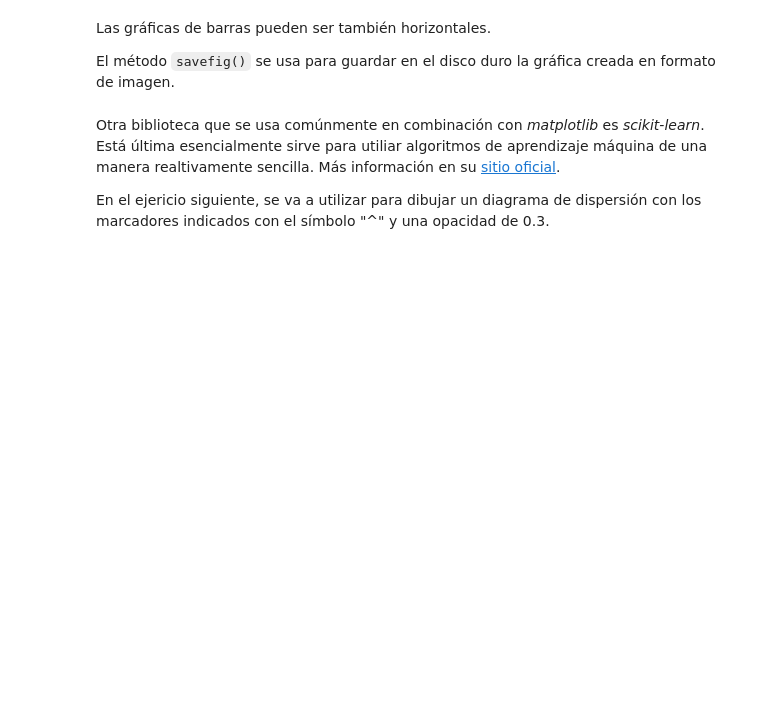
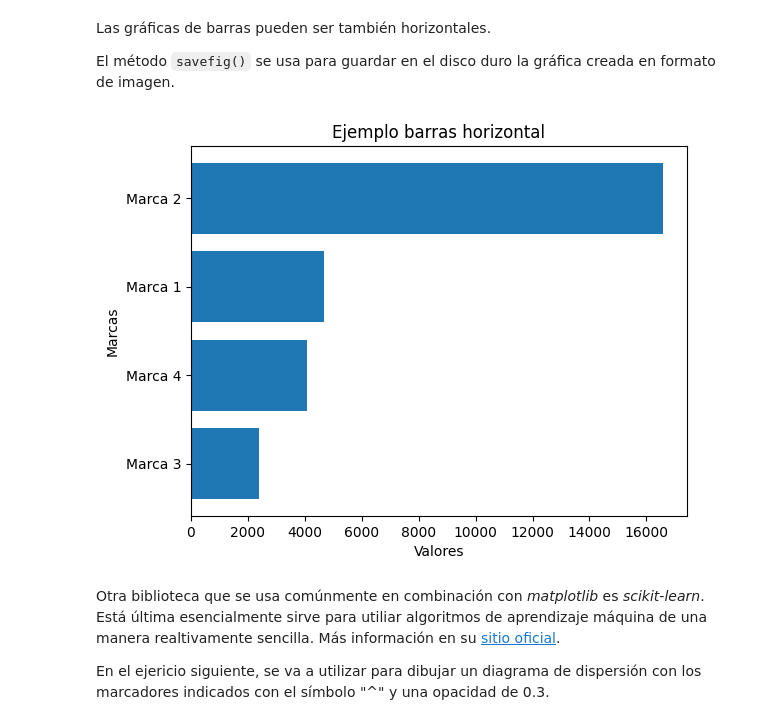
Before and after one commit to michellel-debug/colab, a Jupyter notebook: Copia_de_Unidad7_Python.ipynb, the cells around one changed output. Saved outputs shown, nothing was run; the diff lists cells and outputs as text; code cells hidden in the pictures; blank space fills up the shorter version.

```diff
--- a/Copia_de_Unidad7_Python.ipynb
+++ b/Copia_de_Unidad7_Python.ipynb
@@ -96,6 +106,15 @@ Con la función `plt.bar()` es posible crear gráficas de barras:
 Las gráficas de barras pueden ser también horizontales.
 
 El método `savefig()` se usa para guardar en el disco duro la gráfica creada en formato de imagen.
+# %%
+plt.barh(y = data.index, width = data)
+plt.xlabel('Valores')
+plt.ylabel('Marcas')
+plt.title('Ejemplo barras horizontal')
+plt.savefig('EjemploHorizontal.jpeg')
+plt.show()
+# %% [output]
+[figure, added]
 # %% [markdown]
 Otra biblioteca que se usa comúnmente en combinación con *matplotlib* es *scikit-learn*. Está última esencialmente sirve para utiliar algoritmos de aprendizaje máquina de una manera realtivamente sencilla. Más información en su [sitio oficial](https://scikit-learn.org/stable/index.html).
 
```
Also changed, not shown: parts of 10 cells of this notebook.
